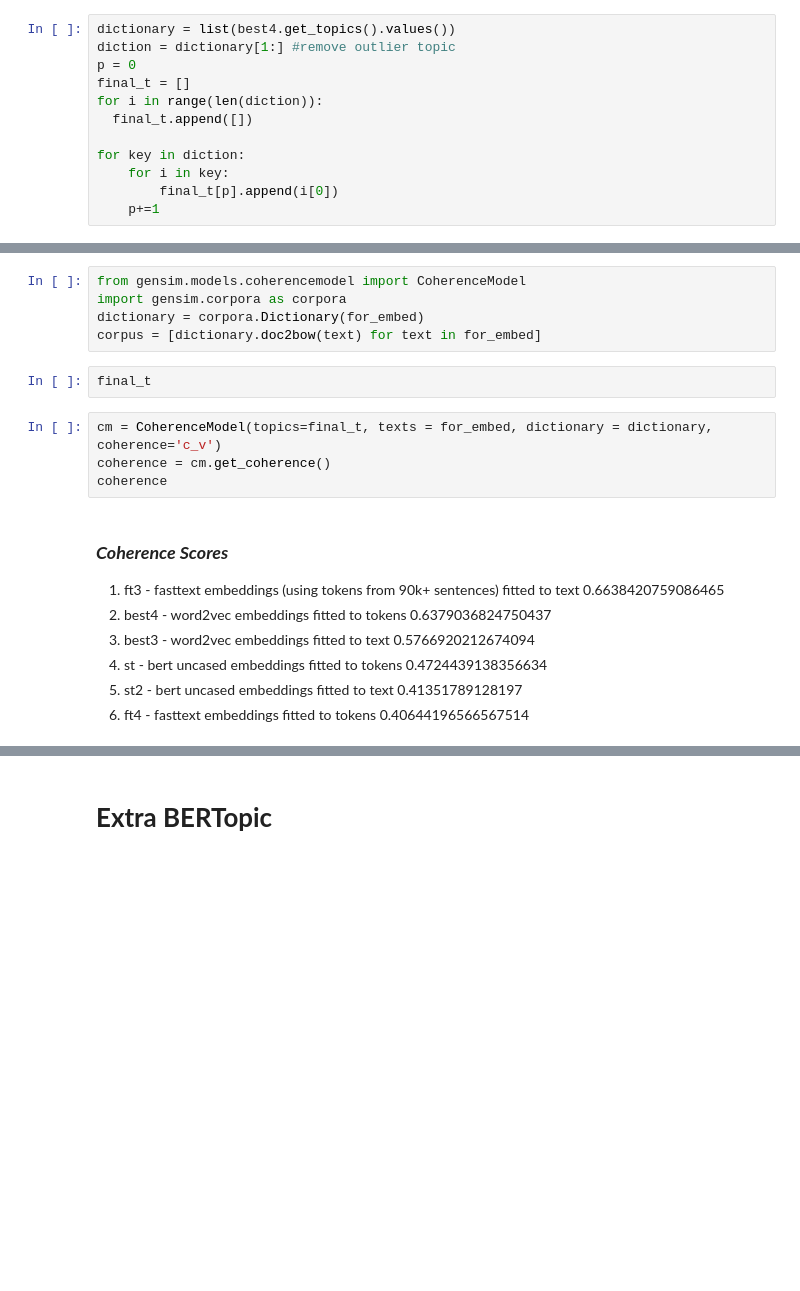
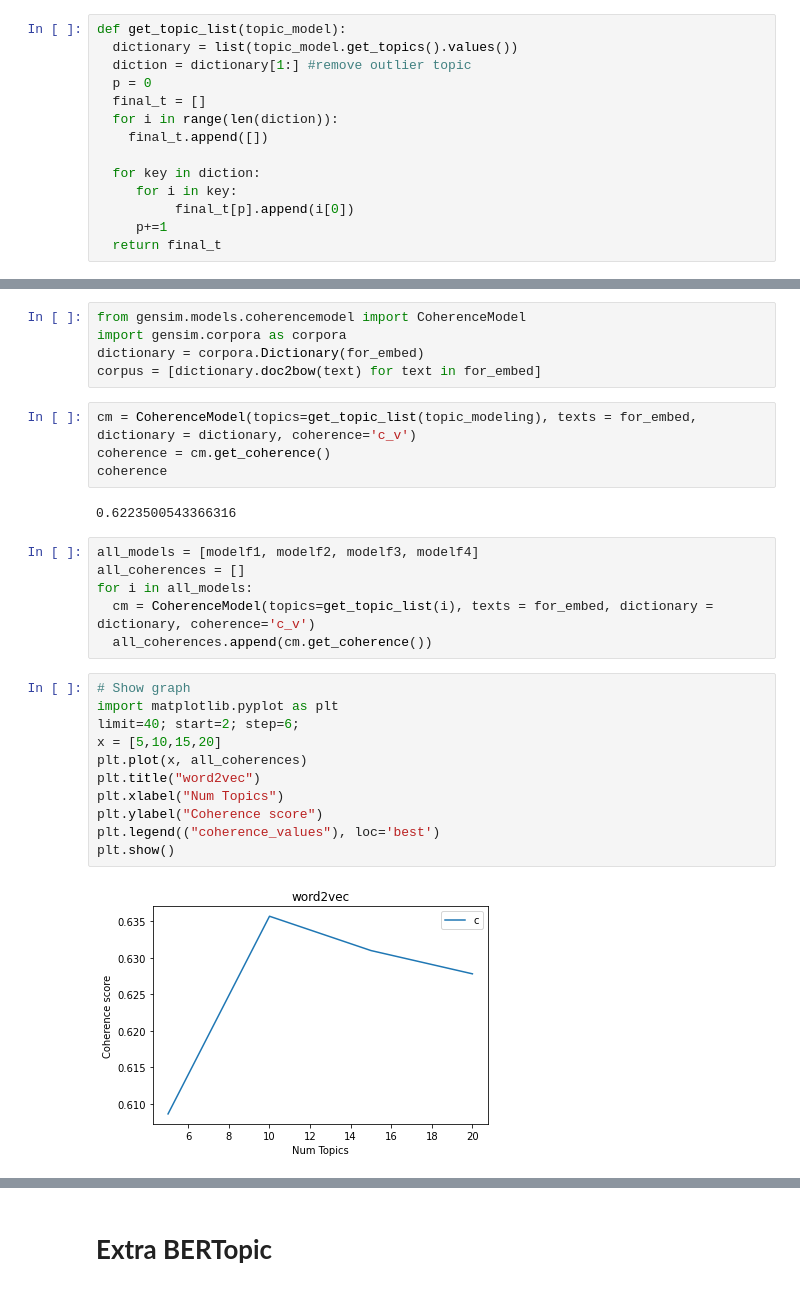
Before and after one commit to zain711/dcipher, a Jupyter notebook: BERTopic_vaccine_forums.ipynb, the cells around one changed output, grey strips where cells are left out. Saved outputs shown, nothing was run; the diff lists cells and outputs as text; blank space fills up the shorter version.

```diff
--- a/BERTopic_vaccine_forums.ipynb
+++ b/BERTopic_vaccine_forums.ipynb
@@ -635,12 +711,14 @@ ft4.visualize_topics_over_time(topics_over_time, top_n=5) #fitted to docs_clean
 # %%
-dictionary = list(best4.get_topics().values())
-diction = dictionary[1:] #remove outlier topic
-p = 0
-final_t = []
-for i in range(len(diction)):
-  final_t.append([])
+def get_topic_list(topic_model):
+  dictionary = list(topic_model.get_topics().values())
+  diction = dictionary[1:] #remove outlier topic
+  p = 0
+  final_t = []
+  for i in range(len(diction)):
+    final_t.append([])
 
-for key in diction:
-    for i in key:
-        final_t[p].append(i[0])
-    p+=1
+  for key in diction:
+     for i in key:
+          final_t[p].append(i[0])
+     p+=1
+  return final_t
@@ -669,24 +727,28 @@ from gensim.models.coherencemodel import CoherenceModel
 import gensim.corpora as corpora
 dictionary = corpora.Dictionary(for_embed)
 corpus = [dictionary.doc2bow(text) for text in for_embed]
-# %%
-final_t
 # %%
-cm = CoherenceModel(topics=final_t, texts = for_embed, dictionary = dictionary, coherence='c_v')
+cm = CoherenceModel(topics=get_topic_list(topic_modeling), texts = for_embed, dictionary = dictionary, coherence='c_v')
 coherence = cm.get_coherence()
 coherence
+# %% [output]
+0.6223500543366316
-# %% [markdown]
-
-### ***Coherence Scores***
-1.   ft3 - fasttext embeddings (using tokens from 90k+ sentences) fitted to text
-           0.6638420759086465
-2.   best4 - word2vec embeddings fitted to tokens
-           0.6379036824750437
-3.   best3 - word2vec embeddings fitted to text
-           0.5766920212674094
-4.   st - bert uncased embeddings fitted to tokens
-           0.4724439138356634
-5.   st2 - bert uncased embeddings fitted to text
-           0.41351789128197
-6.   ft4 - fasttext embeddings fitted to tokens
-           0.40644196566567514
+# %%
+all_models = [modelf1, modelf2, modelf3, modelf4]
+all_coherences = []
+for i in all_models:
+  cm = CoherenceModel(topics=get_topic_list(i), texts = for_embed, dictionary = dictionary, coherence='c_v')
+  all_coherences.append(cm.get_coherence())
+# %%
+# Show graph
+import matplotlib.pyplot as plt
+limit=40; start=2; step=6;
+x = [5,10,15,20]
+plt.plot(x, all_coherences)
+plt.title("word2vec")
+plt.xlabel("Num Topics")
+plt.ylabel("Coherence score")
+plt.legend(("coherence_values"), loc='best')
+plt.show()
+# %% [output]
+[figure, added]
```
Also changed, not shown: parts of 56 cells of this notebook.
